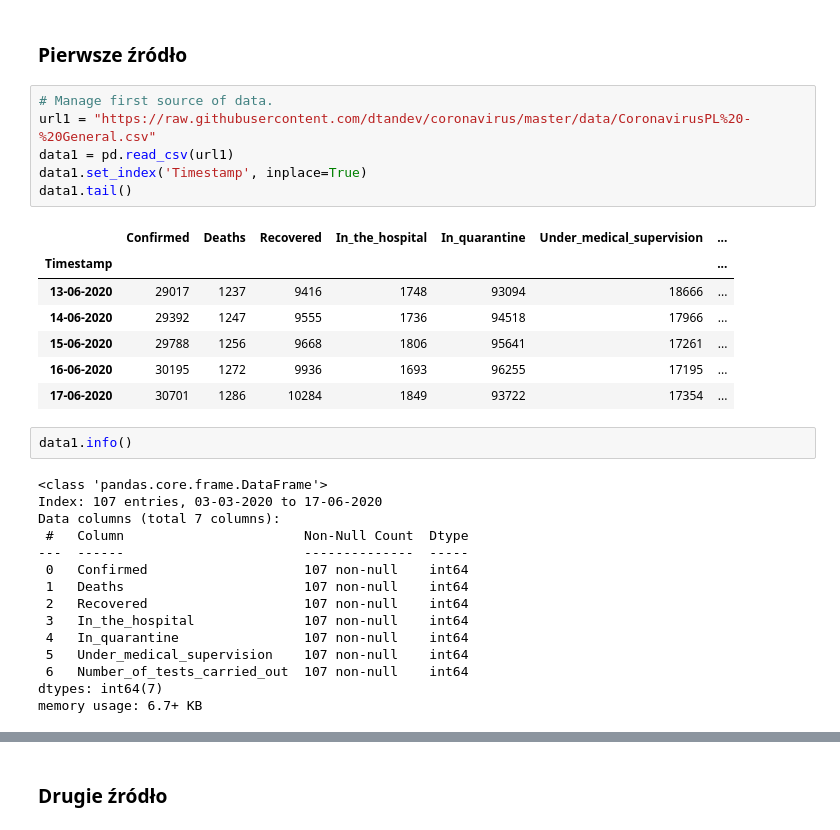
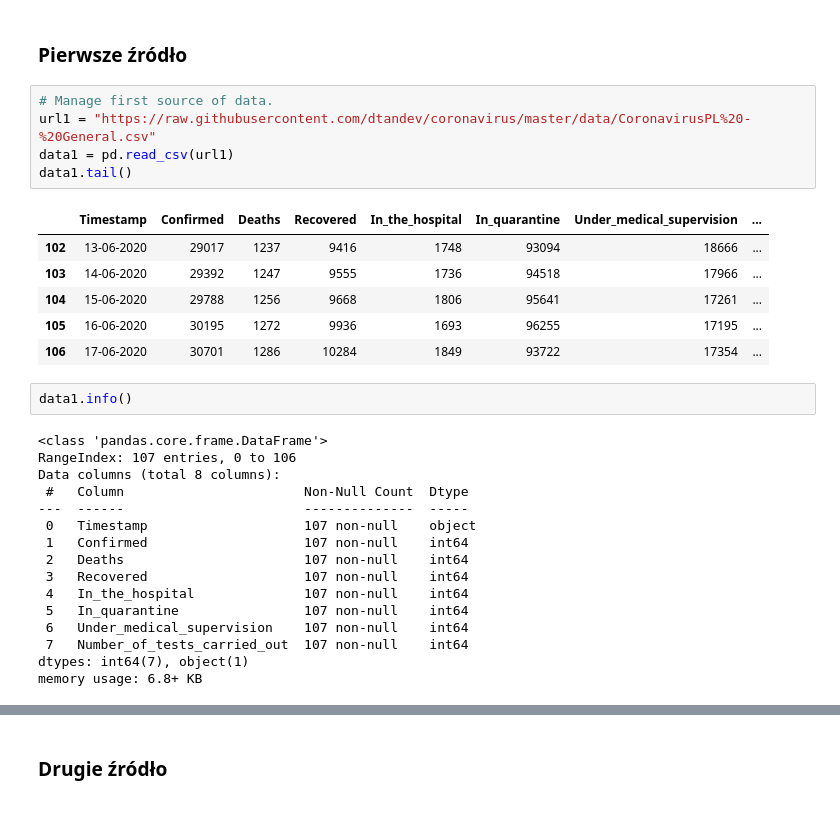
Before and after one commit to Do1kk/COVID-19_Project, a Jupyter notebook: Copy_of_ProjectPython.ipynb, the cells around one changed output, grey strips where cells are left out. Saved outputs shown, nothing was run; the diff lists cells and outputs as text.

```diff
--- a/Copy_of_ProjectPython.ipynb
+++ b/Copy_of_ProjectPython.ipynb
@@ -19,31 +19,30 @@ plt.style.use('seaborn-whitegrid')
 # %%
 # Manage first source of data.
 url1 = "https://raw.githubusercontent.com/dtandev/coronavirus/master/data/CoronavirusPL%20-%20General.csv"
 data1 = pd.read_csv(url1)
-data1.set_index('Timestamp', inplace=True)
 data1.tail()
 # %% [output]
-|  | Confirmed | Deaths | Recovered | In_the_hospital | In_quarantine | Under_medical_supervision | ... |
-| Timestamp |  |  |  |  |  |  | ... |
-| 13-06-2020 | 29017 | 1237 | 9416 | 1748 | 93094 | 18666 | ... |
-| 14-06-2020 | 29392 | 1247 | 9555 | 1736 | 94518 | 17966 | ... |
-| 15-06-2020 | 29788 | 1256 | 9668 | 1806 | 95641 | 17261 | ... |
-| 16-06-2020 | 30195 | 1272 | 9936 | 1693 | 96255 | 17195 | ... |
-| 17-06-2020 | 30701 | 1286 | 10284 | 1849 | 93722 | 17354 | ... |
+|  | Timestamp | Confirmed | Deaths | Recovered | In_the_hospital | In_quarantine | Under_medical_supervision | ... |
+| 102 | 13-06-2020 | 29017 | 1237 | 9416 | 1748 | 93094 | 18666 | ... |
+| 103 | 14-06-2020 | 29392 | 1247 | 9555 | 1736 | 94518 | 17966 | ... |
+| 104 | 15-06-2020 | 29788 | 1256 | 9668 | 1806 | 95641 | 17261 | ... |
+| 105 | 16-06-2020 | 30195 | 1272 | 9936 | 1693 | 96255 | 17195 | ... |
+| 106 | 17-06-2020 | 30701 | 1286 | 10284 | 1849 | 93722 | 17354 | ... |
 # %%
 data1.info()
 # %% [output]
 <class 'pandas.core.frame.DataFrame'>
-Index: 107 entries, 03-03-2020 to 17-06-2020
-Data columns (total 7 columns):
+RangeIndex: 107 entries, 0 to 106
+Data columns (total 8 columns):
  #   Column                       Non-Null Count  Dtype
 ---  ------                       --------------  -----
- 0   Confirmed                    107 non-null    int64
- 1   Deaths                       107 non-null    int64
- 2   Recovered                    107 non-null    int64
- 3   In_the_hospital              107 non-null    int64
- 4   In_quarantine                107 non-null    int64
- 5   Under_medical_supervision    107 non-null    int64
- 6   Number_of_tests_carried_out  107 non-null    int64
-dtypes: int64(7)
-memory usage: 6.7+ KB
+ 0   Timestamp                    107 non-null    object
+ 1   Confirmed                    107 non-null    int64
+ 2   Deaths                       107 non-null    int64
+ 3   Recovered                    107 non-null    int64
+ 4   In_the_hospital              107 non-null    int64
+ 5   In_quarantine                107 non-null    int64
+ 6   Under_medical_supervision    107 non-null    int64
+ 7   Number_of_tests_carried_out  107 non-null    int64
+dtypes: int64(7), object(1)
+memory usage: 6.8+ KB
```
Also changed, not shown: parts of 8 cells of this notebook.
